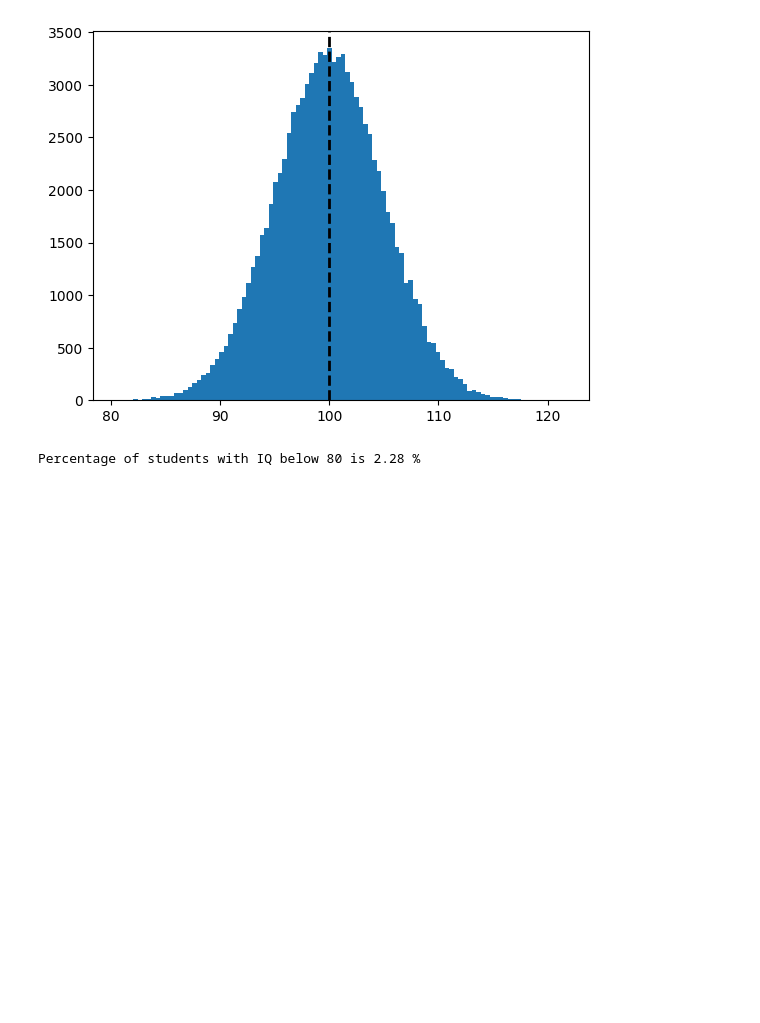
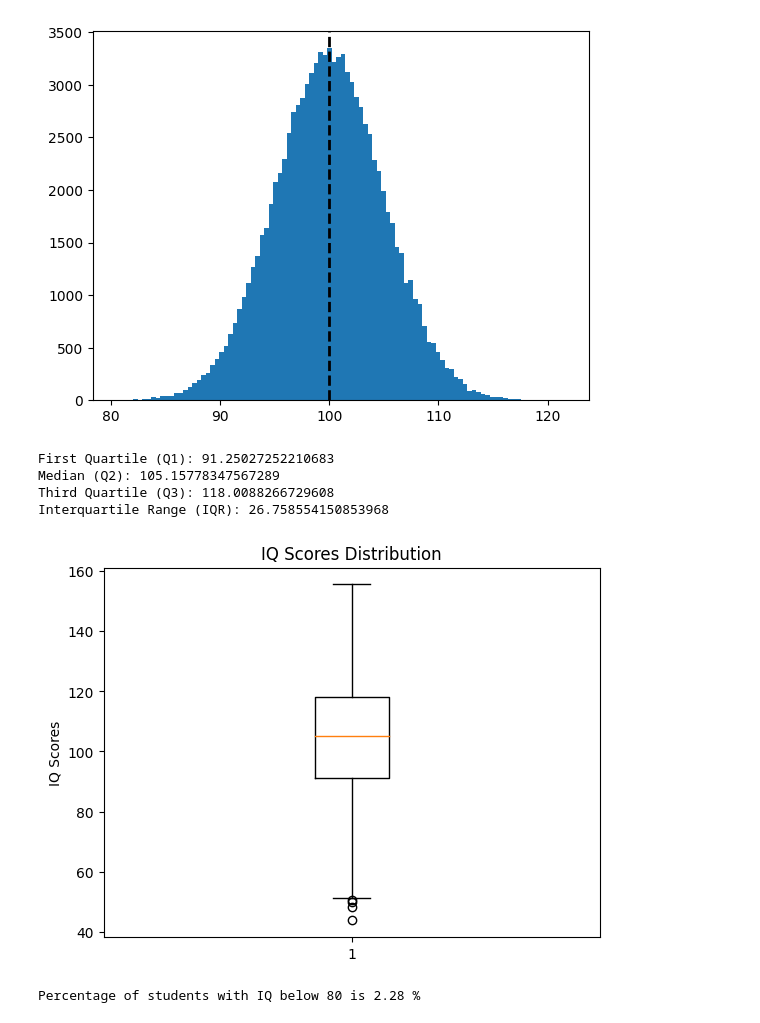
Before and after one commit to pebbDev/Statistics-and-Probability, a Jupyter notebook: UAS_KELOMPOK_STATISTIK_DAN_PROBABILITAS.ipynb, the cells around one changed output. Drawn from its saved outputs; the diff is of its cells as text; code cells hidden in the pictures; blank space fills up the shorter version.

Commit message:
Completed the implementation of calculating the probability of normal data distribution.

```diff
--- a/UAS_KELOMPOK_STATISTIK_DAN_PROBABILITAS.ipynb
+++ b/UAS_KELOMPOK_STATISTIK_DAN_PROBABILITAS.ipynb
@@ -37,6 +37,48 @@ plt.axvline(values.mean(), color='k', linestyle='dashed', linewidth=2)
 plt.show()
 # %% [output]
 [figure]
+# %%
+import numpy as np
+import matplotlib.pyplot as plt
+
+# Given information
+mean = 110
+std_dev = 15
+total_students = 1000
+
+# Generate IQ scores data
+scores_below_80 = np.random.normal(80, std_dev, int(total_students * 0.2))  # Persentase di bawah 80
+scores_between_90_109 = np.random.normal(mean, std_dev, int(total_students * 0.7))  # Persentase rata-rata 90 sampai 109
+scores_above_110 = np.random.normal(120, std_dev, int(total_students * 0.1))  # Persentase di atas 110
+
+# Combine all scores
+scores = np.concatenate((scores_below_80, scores_between_90_109, scores_above_110))
+
+# Calculate quartiles
+q1 = np.percentile(scores, 25)
+median = np.percentile(scores, 50)
+q3 = np.percentile(scores, 75)
+
+# Interquartile range
+iqr = q3 - q1
+
+# Print quartiles
+print("First Quartile (Q1):", q1)
+print("Median (Q2):", median)
+print("Third Quartile (Q3):", q3)
+print("Interquartile Range (IQR):", iqr)
+
+# Create a box plot
+plt.boxplot(scores)
+plt.title("IQ Scores Distribution")
+plt.ylabel("IQ Scores")
+plt.show()
+# %% [output]
+First Quartile (Q1): 91.25027252210683
+Median (Q2): 105.15778347567289
+Third Quartile (Q3): 118.0088266729608
+Interquartile Range (IQR): 26.758554150853968
+[figure, added]
 # %%
 # import required libraries
 from scipy.stats import norm
```
Also changed, not shown: parts of 1 cell of this notebook.
